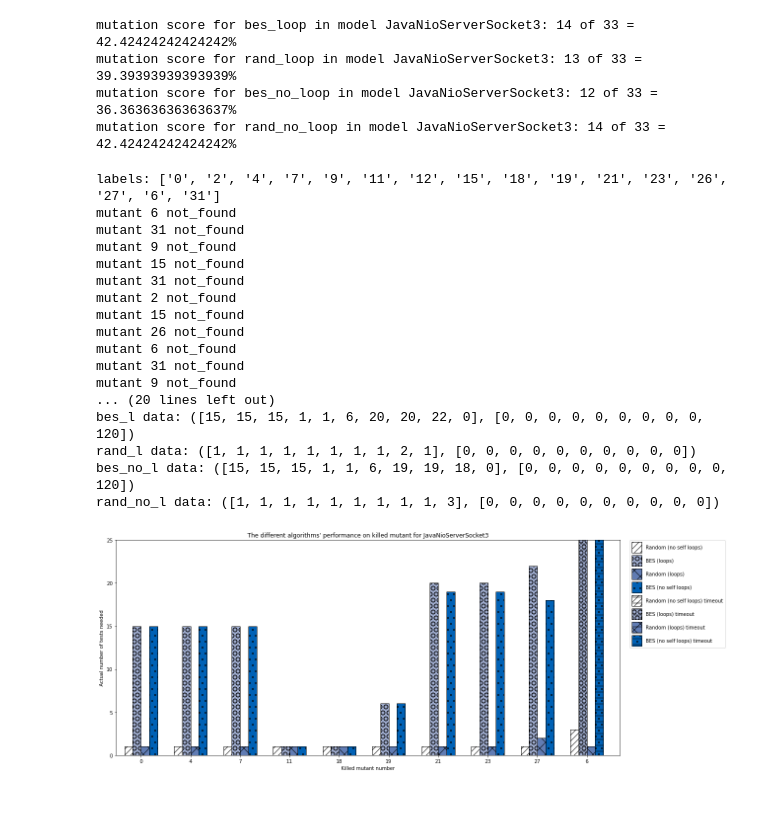
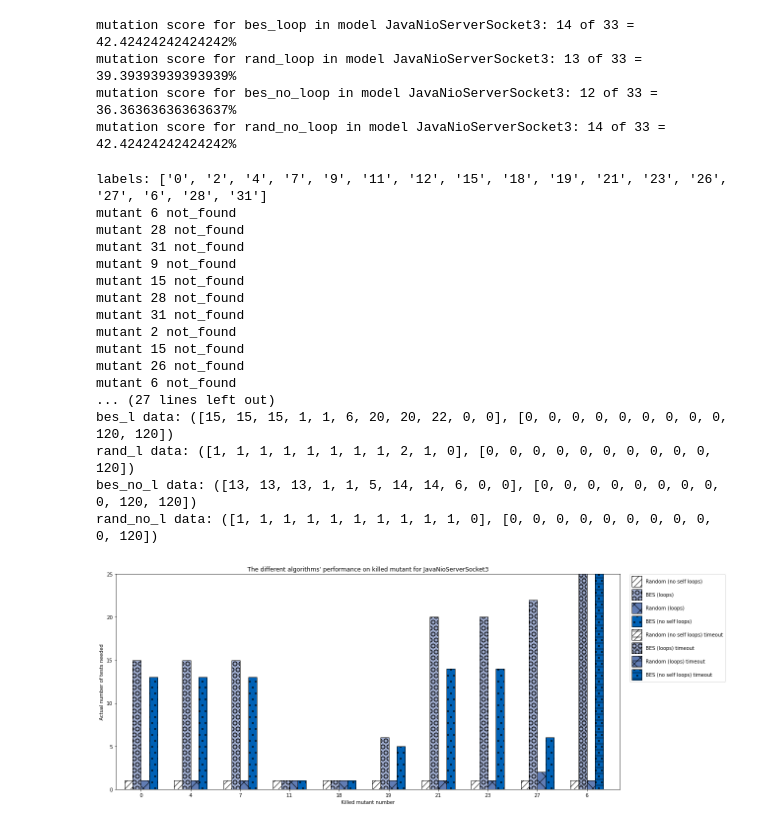
Before and after one commit to nour95/analysis, a Jupyter notebook: simple_mutants/analysis/plot_java_nio.ipynb, the cells around one changed output. Drawn from its saved outputs; the diff is of its cells as text; code cells hidden in the pictures.

```diff
--- a/simple_mutants/analysis/plot_java_nio.ipynb
+++ b/simple_mutants/analysis/plot_java_nio.ipynb
@@ -76,7 +76,7 @@ d_map = {
 
 # desired_mutants = m_lists[0][0:6]
 desired_mutants = m_lists[0]  # +6 +31
-extras = np.array([6, 31])
+extras = np.array([6, 28, 31])
 desired_mutants  = np.append(desired_mutants, extras)
 desired_mutants = desired_mutants.tolist()
 
@@ -97,42 +97,42 @@ print("*****************************")
 print(latex)
 print("*****************************")
 print()
 
 new_desired_mutants = extract_desired_without_over_bound(desired_mutants, over_bound_list[1])
 labels = new_desired_mutants
 print(f'labels: {labels}')
 
 c_lists = get_cretiera_all_desired_m(dfs, new_desired_mutants, creteria, 0, 120)
 (bes_lo_c, rand_lo_c, bes_no_lo_c, rand_no_lo_c) = c_lists
 
 
 
 d_map['y_label'] = "Actual number of tests needed"
 d_map['comp_type'] = creteria
 d_map['x_lim'] = 29
 d_map['y_lim'] = 25
 
 
 plot_4_bars(labels, c_lists, d_map)
 # %% [output]
-labels: ['0', '2', '4', '7', '9', '11', '12', '15', '18', '19', '21', '23', '26', '27', '6', '31']
+labels: ['0', '2', '4', '7', '9', '11', '12', '15', '18', '19', '21', '23', '26', '27', '6', '28', '31']
 mutant 6 not_found
+mutant 28 not_found
 mutant 31 not_found
 mutant 9 not_found
 mutant 15 not_found
+mutant 28 not_found
 mutant 31 not_found
 mutant 2 not_found
 mutant 15 not_found
 mutant 26 not_found
 mutant 6 not_found
-mutant 31 not_found
-mutant 9 not_found
-... (20 lines left out)
-bes_l data: ([15, 15, 15, 1, 1, 6, 20, 20, 22, 0], [0, 0, 0, 0, 0, 0, 0, 0, 0, 120])
-rand_l data: ([1, 1, 1, 1, 1, 1, 1, 1, 2, 1], [0, 0, 0, 0, 0, 0, 0, 0, 0, 0])
-bes_no_l data: ([15, 15, 15, 1, 1, 6, 19, 19, 18, 0], [0, 0, 0, 0, 0, 0, 0, 0, 0, 120])
-rand_no_l data: ([1, 1, 1, 1, 1, 1, 1, 1, 1, 3], [0, 0, 0, 0, 0, 0, 0, 0, 0, 0])
+... (27 lines left out)
+bes_l data: ([15, 15, 15, 1, 1, 6, 20, 20, 22, 0, 0], [0, 0, 0, 0, 0, 0, 0, 0, 0, 120, 120])
+rand_l data: ([1, 1, 1, 1, 1, 1, 1, 1, 2, 1, 0], [0, 0, 0, 0, 0, 0, 0, 0, 0, 0, 120])
+bes_no_l data: ([13, 13, 13, 1, 1, 5, 14, 14, 6, 0, 0], [0, 0, 0, 0, 0, 0, 0, 0, 0, 120, 120])
+rand_no_l data: ([1, 1, 1, 1, 1, 1, 1, 1, 1, 1, 0], [0, 0, 0, 0, 0, 0, 0, 0, 0, 0, 120])
-[figure, old version]
+[figure, new version]
 # %%
 # time_requierd
 
```
Also changed, not shown: parts of 2 cells of this notebook, 27 other files.
